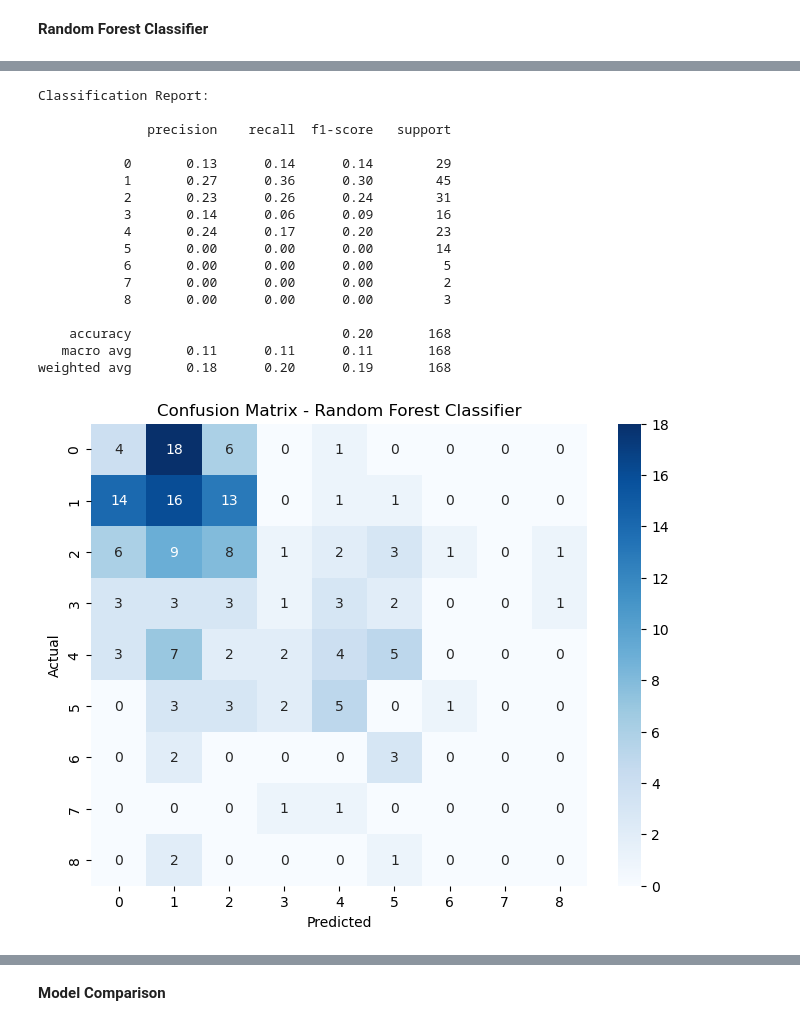
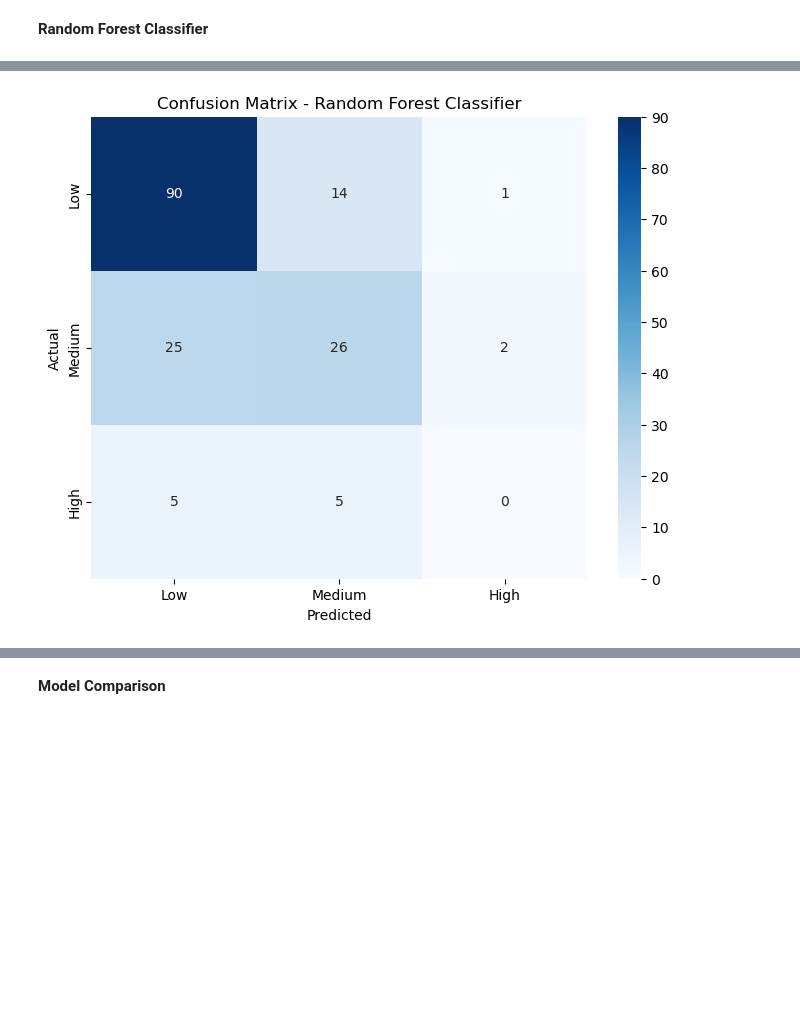
Before and after one commit to gustav1998/02445-individual-assignment, a Jupyter notebook: models.ipynb, the cells around one changed output, grey strips where cells are left out. Cells and saved outputs as stored; diff of their text form; code cells hidden in the pictures; blank space fills up the shorter version.

```diff
--- a/models.ipynb
+++ b/models.ipynb
@@ -102,31 +167,12 @@ y_pred_rf = cross_val_predict(pipeline_rf, X, y, cv=cv, groups=groups)
 # %%
-#printing the classification report and confusion matrix
-print("Classification Report:\n")
-print(classification_report(y, y_pred_rf, zero_division=0))
-
-cm = confusion_matrix(y, y_pred_rf)
+cm = confusion_matrix(all_y_true, all_y_pred)
 plt.figure(figsize=(8, 6))
-sns.heatmap(cm, annot=True, fmt='d', cmap='Blues')
+sns.heatmap(cm, annot=True, fmt='d', cmap='Blues',
+            xticklabels=['Low', 'Medium', 'High'],
+            yticklabels=['Low', 'Medium', 'High'])
 plt.title('Confusion Matrix - Random Forest Classifier')
 plt.xlabel('Predicted')
 plt.ylabel('Actual')
 plt.show()
 # %% [output]
-Classification Report:
-
-              precision    recall  f1-score   support
-
-           0       0.13      0.14      0.14        29
-           1       0.27      0.36      0.30        45
-           2       0.23      0.26      0.24        31
-           3       0.14      0.06      0.09        16
-           4       0.24      0.17      0.20        23
-           5       0.00      0.00      0.00        14
-           6       0.00      0.00      0.00         5
-           7       0.00      0.00      0.00         2
-           8       0.00      0.00      0.00         3
-
-    accuracy                           0.20       168
-   macro avg       0.11      0.11      0.11       168
-weighted avg       0.18      0.20      0.19       168
-[figure, old version]
+[figure, new version]
```
Also changed, not shown: parts of 16 cells of this notebook.
